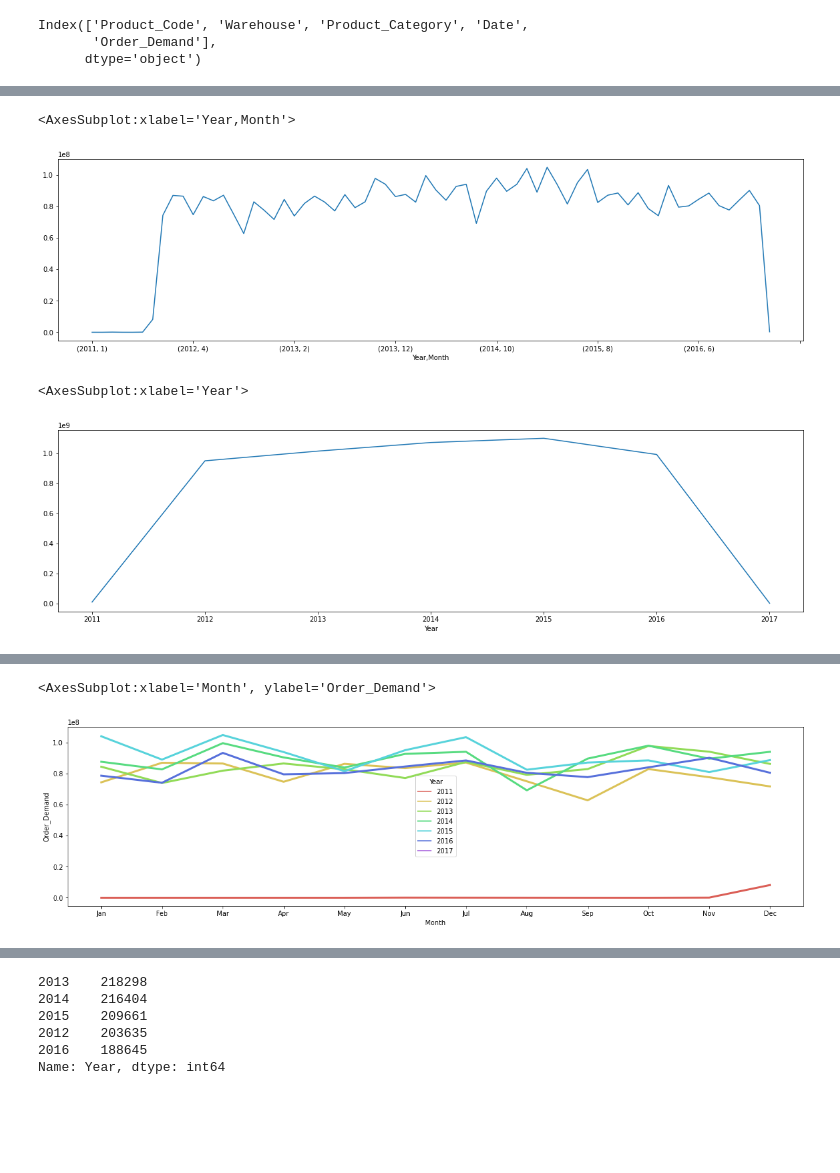
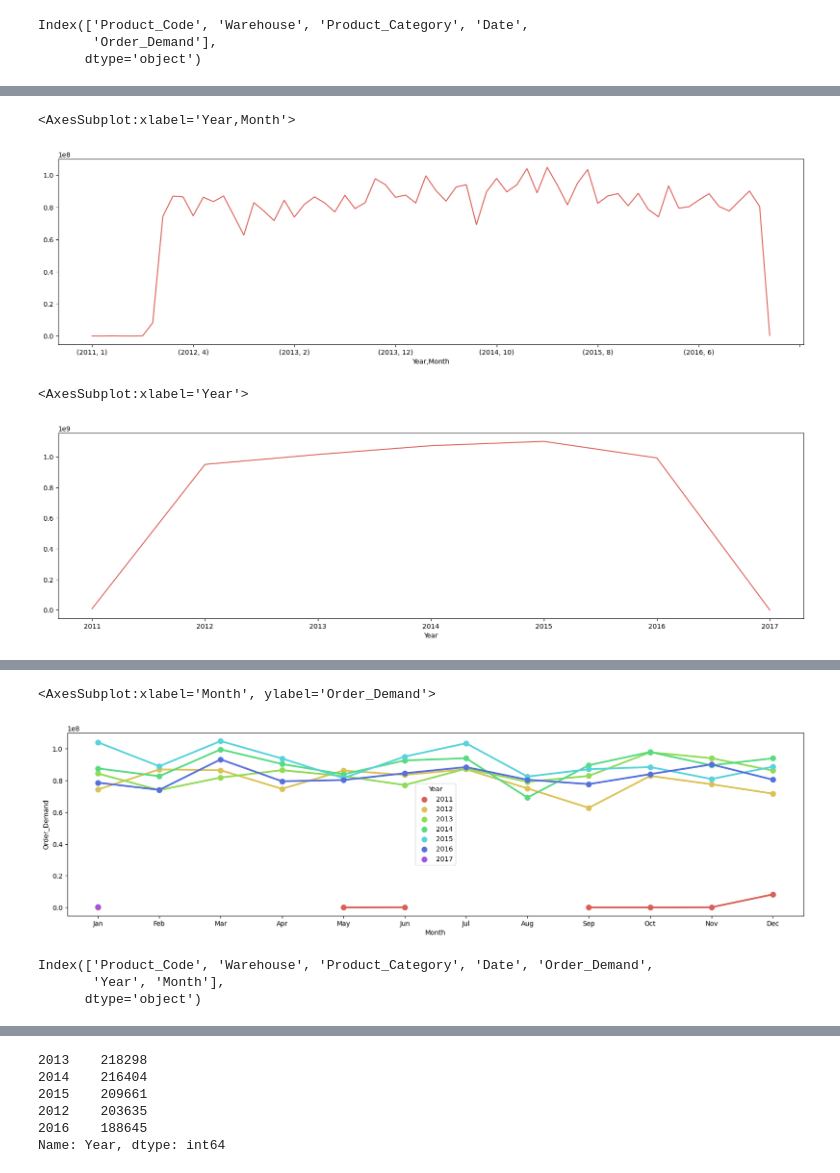
Before and after one commit to doja4bid/Demand-Forecasting-, a Jupyter notebook: Exploration.ipynb, the cells around one changed output, grey strips where cells are left out. Saved outputs shown, nothing was run; the diff lists cells and outputs as text; code cells hidden in the pictures; blank space fills up the shorter version.

```diff
--- a/Exploration.ipynb
+++ b/Exploration.ipynb
@@ -103,5 +92,6 @@ data.groupby('Product_Category')['Order_Demand'].agg('sum').reset_index().sort_v
 # %%
+sns.set_palette(sns.color_palette('hls', 8))
 plt.figure(figsize = (20, 10))
-data.groupby('Product_Category')['Order_Demand'].agg('sum').plot(kind = 'bar')
+data.groupby('Product_Category')['Order_Demand'].agg('sum').sort_values(ascending = False).plot(kind = 'bar')
 # %% [output]
 <AxesSubplot:xlabel='Product_Category'>
@@ -130,14 +126,14 @@ plt.figure(figsize = (20, 5))
 data.groupby(['Year','Month'])['Order_Demand'].agg('sum').plot(kind = 'line')
 # %% [output]
 <AxesSubplot:xlabel='Year,Month'>
-[figure, old version]
+[figure, new version]
 # %%
 plt.figure(figsize = (20, 5))
 #plt.ylim([0, 500000000])
 data.groupby('Year')['Order_Demand'].agg('sum').plot(kind = 'line')
 # %% [output]
 <AxesSubplot:xlabel='Year'>
-[figure, old version]
+[figure, new version]
 # %%
 plt.figure(figsize = (20, 5))
 temp = data.groupby(['Year', 'Month'])['Order_Demand'].agg('sum').reset_index().sort_values(by = ['Year', 'Month'], ascending = False)
@@ -150,10 +146,17 @@ sns.lineplot(data=temp, x="Year", y="Order_Demand", hue="Month", markers = True,
 # %%
 temp = data.groupby(['Year', 'Month'])['Order_Demand'].agg('sum').reset_index().sort_values(by = ['Month'], ascending = True)
 temp.Month = temp.Month.replace({1: 'Jan', 2: 'Feb', 3: 'Mar', 4: 'Apr', 5: 'May', 6: 'Jun', 7: 'Jul', 8: 'Aug', 9: 'Sep', 10: 'Oct', 11: 'Nov', 12: 'Dec'})
 sns.set_palette(sns.color_palette('hls', 8))
 temp.Year = temp.Year.astype("category")
 plt.figure(figsize = (20, 5))
-sns.lineplot(data=temp, x="Month", y="Order_Demand", hue="Year", markers = True, lw = 3)
+#sns.lineplot(data=temp, x="Month", y="Order_Demand", hue="Year", markers = True, lw = 3)
+sns.pointplot(data=temp, x="Month", y="Order_Demand", hue="Year")
 # %% [output]
 <AxesSubplot:xlabel='Month', ylabel='Order_Demand'>
-[figure, old version]
+[figure, new version]
+# %%
+data.columns
+# %% [output]
+Index(['Product_Code', 'Warehouse', 'Product_Category', 'Date', 'Order_Demand',
+       'Year', 'Month'],
+      dtype='object')
```
Also changed, not shown: parts of 16 cells of this notebook.
